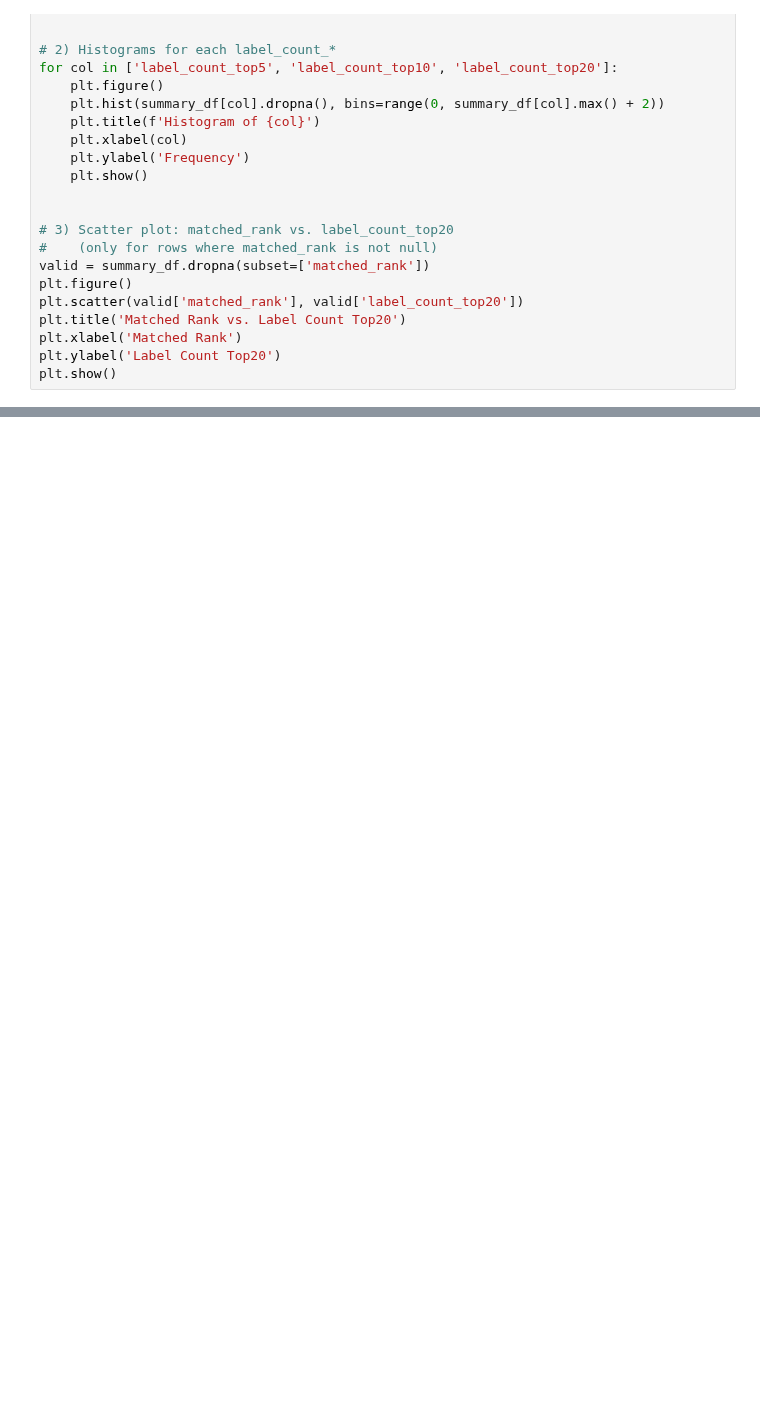
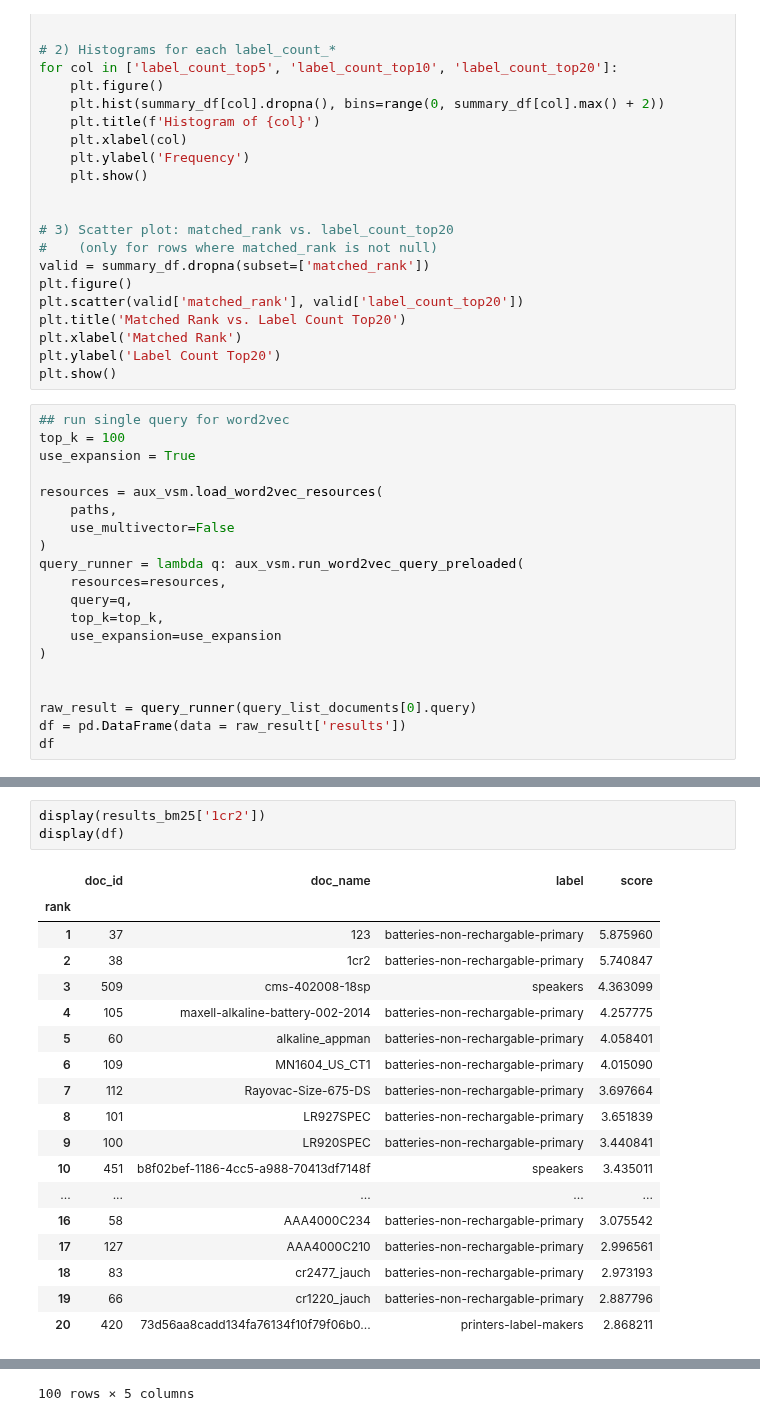
Before and after one commit to pablodevicente/RI_2-Product_Catalog_Classifier, a Jupyter notebook: 01-code/09 - retrieval_evaluation.ipynb, the cells around one changed output, grey strips where cells are left out. Cells and saved outputs as stored; diff of their text form; blank space fills up the shorter version.

```diff
--- a/01-code/09 - retrieval_evaluation.ipynb
+++ b/01-code/09 - retrieval_evaluation.ipynb
@@ -174,3 +126,23 @@ plt.title('Matched Rank vs. Label Count Top20')
 plt.xlabel('Matched Rank')
 plt.ylabel('Label Count Top20')
 plt.show()
+# %%
+## run single query for word2vec
+top_k = 100
+use_expansion = True
+
+resources = aux_vsm.load_word2vec_resources(
+    paths,
+    use_multivector=False
+)
+query_runner = lambda q: aux_vsm.run_word2vec_query_preloaded(
+    resources=resources,
+    query=q,
+    top_k=top_k,
+    use_expansion=use_expansion
+)
+
+
+raw_result = query_runner(query_list_documents[0].query)
+df = pd.DataFrame(data = raw_result['results'])
+df
@@ -176,0 +183,22 @@ plt.show()
+# %%
+display(results_bm25['1cr2'])
+display(df)
+# %% [output]
+|  | doc_id | doc_name | label | score |
+| rank |  |  |  |  |
+| 1 | 37 | 123 | batteries-non-rechargable-primary | 5.875960 |
+| 2 | 38 | 1cr2 | batteries-non-rechargable-primary | 5.740847 |
+| 3 | 509 | cms-402008-18sp | speakers | 4.363099 |
+| 4 | 105 | maxell-alkaline-battery-002-2014 | batteries-non-rechargable-primary | 4.257775 |
+| 5 | 60 | alkaline_appman | batteries-non-rechargable-primary | 4.058401 |
+| 6 | 109 | MN1604_US_CT1 | batteries-non-rechargable-primary | 4.015090 |
+| 7 | 112 | Rayovac-Size-675-DS | batteries-non-rechargable-primary | 3.697664 |
+| 8 | 101 | LR927SPEC | batteries-non-rechargable-primary | 3.651839 |
+| 9 | 100 | LR920SPEC | batteries-non-rechargable-primary | 3.440841 |
+| 10 | 451 | b8f02bef-1186-4cc5-a988-70413df7148f | speakers | 3.435011 |
+| ... | ... | ... | ... | ... |
+| 16 | 58 | AAA4000C234 | batteries-non-rechargable-primary | 3.075542 |
+| 17 | 127 | AAA4000C210 | batteries-non-rechargable-primary | 2.996561 |
+| 18 | 83 | cr2477_jauch | batteries-non-rechargable-primary | 2.973193 |
+| 19 | 66 | cr1220_jauch | batteries-non-rechargable-primary | 2.887796 |
+| 20 | 420 | 73d56aa8cadd134fa76134f10f79f06b0... | printers-label-makers | 2.868211 |
@@ -176,0 +217 @@ plt.show()
+100 rows × 5 columns
```
Also changed, not shown: parts of 11 cells of this notebook, 2 other files.
